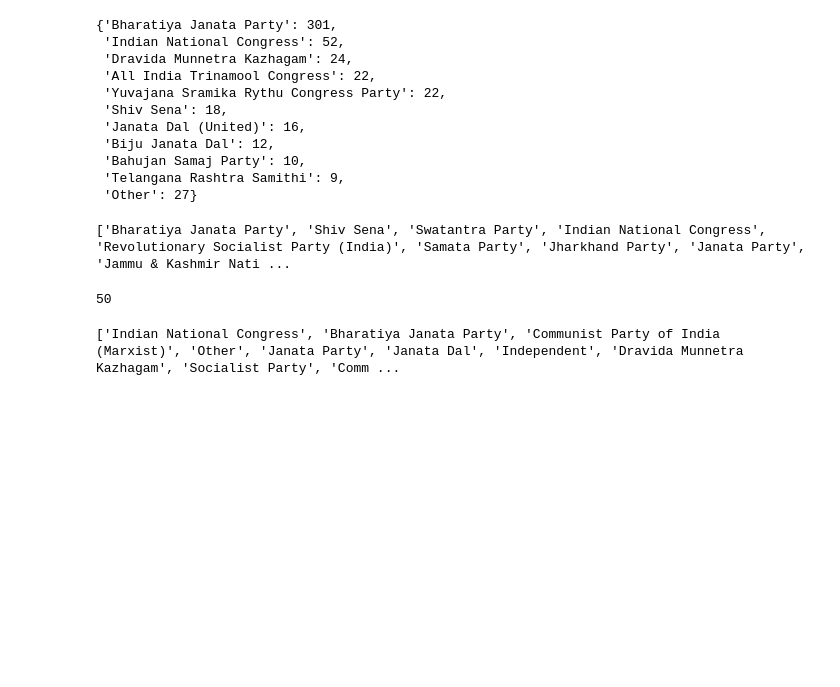
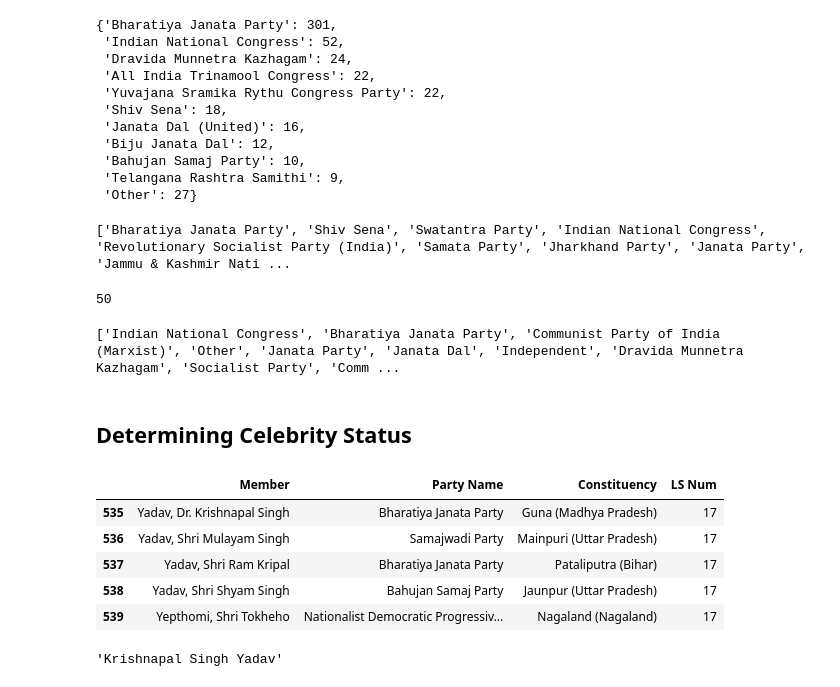
Before and after one commit to lilybhattacharjee5/indian-politics-revolving-door, a Jupyter notebook: lok_sabha_party_composition.ipynb, the cells around one changed output. Saved outputs shown, nothing was run; the diff lists cells and outputs as text; code cells hidden in the pictures; blank space fills up the shorter version.

Commit message:
06/06 post: parsed member names, experimenting with pywiki

```diff
--- a/lok_sabha_party_composition.ipynb
+++ b/lok_sabha_party_composition.ipynb
@@ -186,3 +189,34 @@ for k, v in cleaned_ls_breakdowns.items():
 print(list(dict(sorted(party_counts_overall.items(), key = lambda x: x[1], reverse = True)[:11]).keys()))
 # %% [output]
 ['Indian National Congress', 'Bharatiya Janata Party', 'Communist Party of India (Marxist)', 'Other', 'Janata Party', 'Janata Dal', 'Independent', 'Dravida Munnetra Kazhagam', 'Socialist Party', 'Comm ...
+# %% [markdown]
+## Determining Celebrity Status
+# %%
+all_lok_sabha = pd.DataFrame({
+    'Member': [],
+    'Party Name': [],
+    'Constituency': [],
+    'LS Num': [],
+})
+
+for i in range(len(lok_sabha_member_data_files)):
+    curr_lok_sabha = pd.read_csv(lok_sabha_member_data_files[i]).drop(columns = ['Unnamed: 0'])
+    curr_lok_sabha['LS Num'] = i + 1
+    all_lok_sabha = all_lok_sabha.append(curr_lok_sabha)
+
+all_lok_sabha['LS Num'] = all_lok_sabha['LS Num'].astype(int)
+all_lok_sabha.tail()
+# %% [output]
+|  | Member | Party Name | Constituency | LS Num |
+| 535 | Yadav, Dr. Krishnapal Singh | Bharatiya Janata Party | Guna (Madhya Pradesh) | 17 |
+| 536 | Yadav, Shri Mulayam Singh | Samajwadi Party | Mainpuri (Uttar Pradesh) | 17 |
+| 537 | Yadav, Shri Ram Kripal | Bharatiya Janata Party | Pataliputra (Bihar) | 17 |
+| 538 | Yadav, Shri Shyam Singh | Bahujan Samaj Party | Jaunpur (Uttar Pradesh) | 17 |
+| 539 | Yepthomi, Shri Tokheho | Nationalist Democratic Progressiv... | Nagaland (Nagaland) | 17 |
+# %%
+messy_ex = 'Yadav, Dr. Krishnapal Singh'
+messy_ex = messy_ex.split(',')
+messy_ex = ' '.join([messy_ex[1], messy_ex[0]]).replace('Mr.', '').replace('Mrs.', '').replace('Ms.', '').replace('Dr.', '').strip()
+messy_ex
+# %% [output]
+'Krishnapal Singh Yadav'
```
Also changed, not shown: parts of 4 cells of this notebook.
